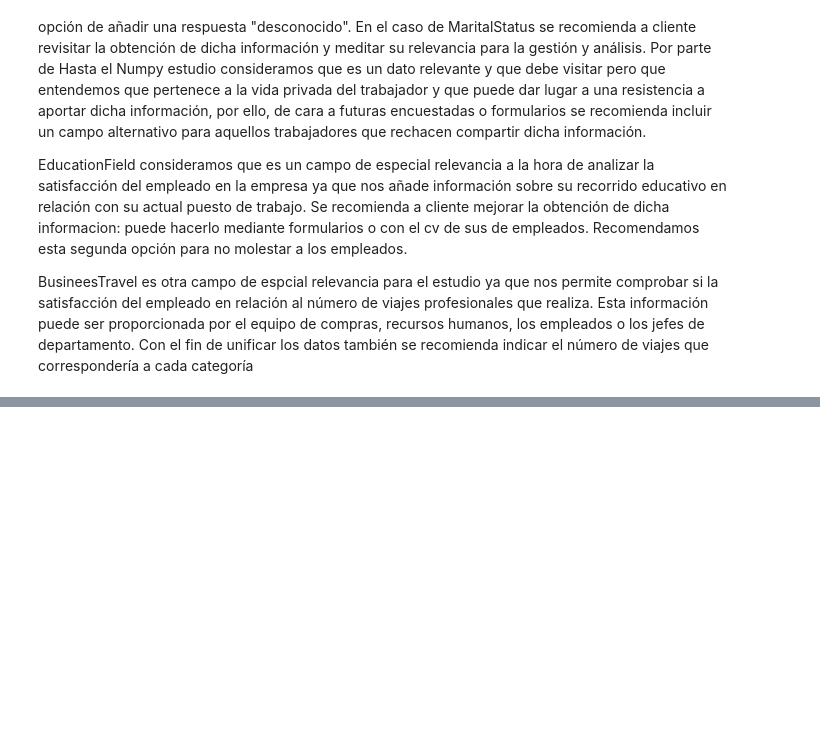
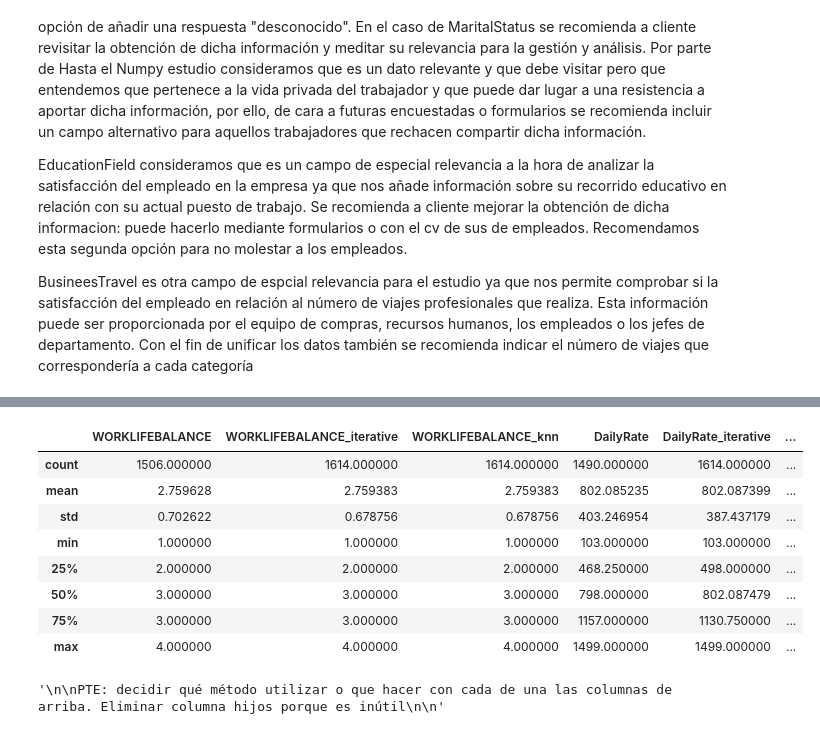
Before and after one commit to raquelmartinrodriguez/proyecto-da-promo-G-modulo-3-team-1, a Jupyter notebook: notebooks/02-transformation/nulls.ipynb, the cells around one changed output, grey strips where cells are left out. Saved outputs shown, nothing was run; the diff lists cells and outputs as text; code cells hidden in the pictures; blank space fills up the shorter version.

Commit message:
añado analisis de columnas pendientes de revision

```diff
--- a/notebooks/02-transformation/nulls.ipynb
+++ b/notebooks/02-transformation/nulls.ipynb
@@ -60,0 +127,10 @@ BusineesTravel es otra campo de espcial relevancia para el estudio ya que nos pe
+# %%
+# hemos dicho que para las tres columnas restantes aplicaremos los dos métodos para luego compararlos, empezaremos por el IterativeImputer
+# instanciamos las clases
+imputer_iterative = IterativeImputer(max_iter = 20, random_state = 42)
+
+# ajustamos y tranformamos los datos
+imputer_iterative_imputado = imputer_iterative.fit_transform(df_copia[["WORKLIFEBALANCE", "DailyRate", "HourlyRate"]])
+
+# comprobamos que es lo que nos devuelve, que en este caso es un array también
+imputer_iterative_imputado
@@ -60,0 +145,18 @@ BusineesTravel es otra campo de espcial relevancia para el estudio ya que nos pe
+# %%
+# en este caso como vamos a aplicar los dos métodos sobre estas columnas vamos a crear dos columnas nuevas
+df_copia[["WORKLIFEBALANCE_iterative", "DailyRate_iterative", "HourlyRate_iterative"]] = imputer_iterative_imputado
+
+# comprobamos los nulos
+#print(f"Después del 'Iterative' tenemos: \n{df_copia[["WORKLIFEBALANCE", "DailyRate", "HourlyRate"]].isnull().sum()} nulos")
+# %%
+# hagamos ahora lo mismo con el KNNImputer. NOTA, la ejecución de esta celda puede tardar un ratito
+
+# instanciamos la clase del KNNImputer
+imputer_knn = KNNImputer(n_neighbors = 5)
+
+# ajustamos y transformamos los datos
+imputer_knn_imputado = imputer_knn.fit_transform
+imputer_knn_imputado = imputer_iterative.fit_transform(df_copia[["WORKLIFEBALANCE", "DailyRate", "HourlyRate"]])
+
+# comprobamos que es lo que nos devuelve, que sigue siendo un array
+imputer_knn_imputado
@@ -60,0 +171,22 @@ BusineesTravel es otra campo de espcial relevancia para el estudio ya que nos pe
+# %%
+df_copia[["WORKLIFEBALANCE_knn", "DailyRate_knn", "HourlyRate_knn"]] = imputer_knn_imputado
+# %%
+df_copia.describe()[["WORKLIFEBALANCE","WORKLIFEBALANCE_iterative", "WORKLIFEBALANCE_knn", "DailyRate", "DailyRate_iterative", "DailyRate_knn", "HourlyRate", "HourlyRate_iterative", "HourlyRate_knn"]]
+# %% [output]
+|  | WORKLIFEBALANCE | WORKLIFEBALANCE_iterative | WORKLIFEBALANCE_knn | DailyRate | DailyRate_iterative | ... |
+| count | 1506.000000 | 1614.000000 | 1614.000000 | 1490.000000 | 1614.000000 | ... |
+| mean | 2.759628 | 2.759383 | 2.759383 | 802.085235 | 802.087399 | ... |
+| std | 0.702622 | 0.678756 | 0.678756 | 403.246954 | 387.437179 | ... |
+| min | 1.000000 | 1.000000 | 1.000000 | 103.000000 | 103.000000 | ... |
+| 25% | 2.000000 | 2.000000 | 2.000000 | 468.250000 | 498.000000 | ... |
+| 50% | 3.000000 | 3.000000 | 3.000000 | 798.000000 | 802.087479 | ... |
+| 75% | 3.000000 | 3.000000 | 3.000000 | 1157.000000 | 1130.750000 | ... |
+| max | 4.000000 | 4.000000 | 4.000000 | 1499.000000 | 1499.000000 | ... |
+# %%
+"""
+
+PTE: decidir qué método utilizar o que hacer con cada de una las columnas de arriba. Eliminar columna hijos porque es inútil
+
+"""
+# %% [output]
+'\n\nPTE: decidir qué método utilizar o que hacer con cada de una las columnas de arriba. Eliminar columna hijos porque es inútil\n\n'
```
Also changed, not shown: parts of 12 cells of this notebook, 2 other files.
